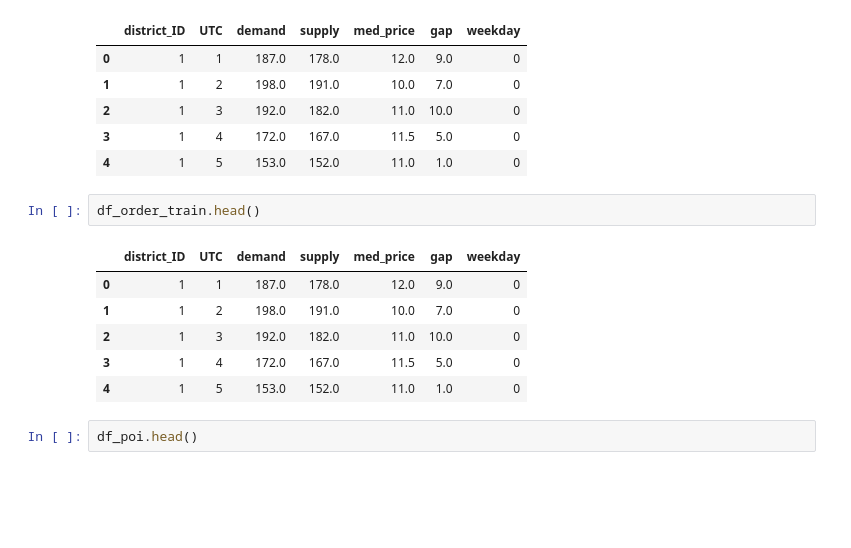
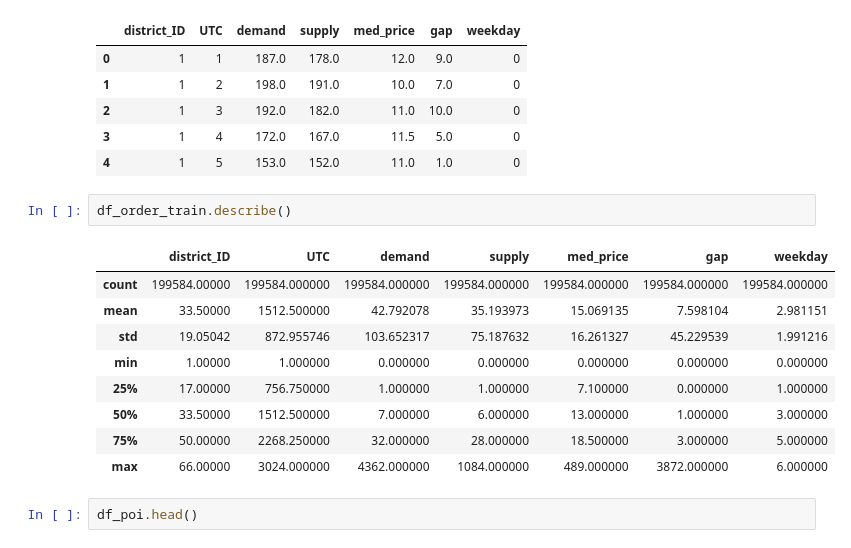
Before and after one commit to ztultrebor/Ditech-Challenge-ANN, a Jupyter notebook: DataPrepAndAnalysis.ipynb, the cells around one changed output. Saved outputs shown, nothing was run; the diff lists cells and outputs as text; blank space fills up the shorter version.

```diff
--- a/DataPrepAndAnalysis.ipynb
+++ b/DataPrepAndAnalysis.ipynb
@@ -282,14 +283,17 @@ df_order_train.head()
 | 3 | 1 | 4 | 172.0 | 167.0 | 11.5 | 5.0 | 0 |
 | 4 | 1 | 5 | 153.0 | 152.0 | 11.0 | 1.0 | 0 |
 # %%
-df_order_train.head()
+df_order_train.describe()
 # %% [output]
 |  | district_ID | UTC | demand | supply | med_price | gap | weekday |
-| 0 | 1 | 1 | 187.0 | 178.0 | 12.0 | 9.0 | 0 |
-| 1 | 1 | 2 | 198.0 | 191.0 | 10.0 | 7.0 | 0 |
-| 2 | 1 | 3 | 192.0 | 182.0 | 11.0 | 10.0 | 0 |
-| 3 | 1 | 4 | 172.0 | 167.0 | 11.5 | 5.0 | 0 |
-| 4 | 1 | 5 | 153.0 | 152.0 | 11.0 | 1.0 | 0 |
+| count | 199584.00000 | 199584.000000 | 199584.000000 | 199584.000000 | 199584.000000 | 199584.000000 | 199584.000000 |
+| mean | 33.50000 | 1512.500000 | 42.792078 | 35.193973 | 15.069135 | 7.598104 | 2.981151 |
+| std | 19.05042 | 872.955746 | 103.652317 | 75.187632 | 16.261327 | 45.229539 | 1.991216 |
+| min | 1.00000 | 1.000000 | 0.000000 | 0.000000 | 0.000000 | 0.000000 | 0.000000 |
+| 25% | 17.00000 | 756.750000 | 1.000000 | 1.000000 | 7.100000 | 0.000000 | 1.000000 |
+| 50% | 33.50000 | 1512.500000 | 7.000000 | 6.000000 | 13.000000 | 1.000000 | 3.000000 |
+| 75% | 50.00000 | 2268.250000 | 32.000000 | 28.000000 | 18.500000 | 3.000000 | 5.000000 |
+| max | 66.00000 | 3024.000000 | 4362.000000 | 1084.000000 | 489.000000 | 3872.000000 | 6.000000 |
 # %%
 df_poi.head()
 # %% [output]
```
Also changed, not shown: parts of 22 cells of this notebook, 3 other files.
